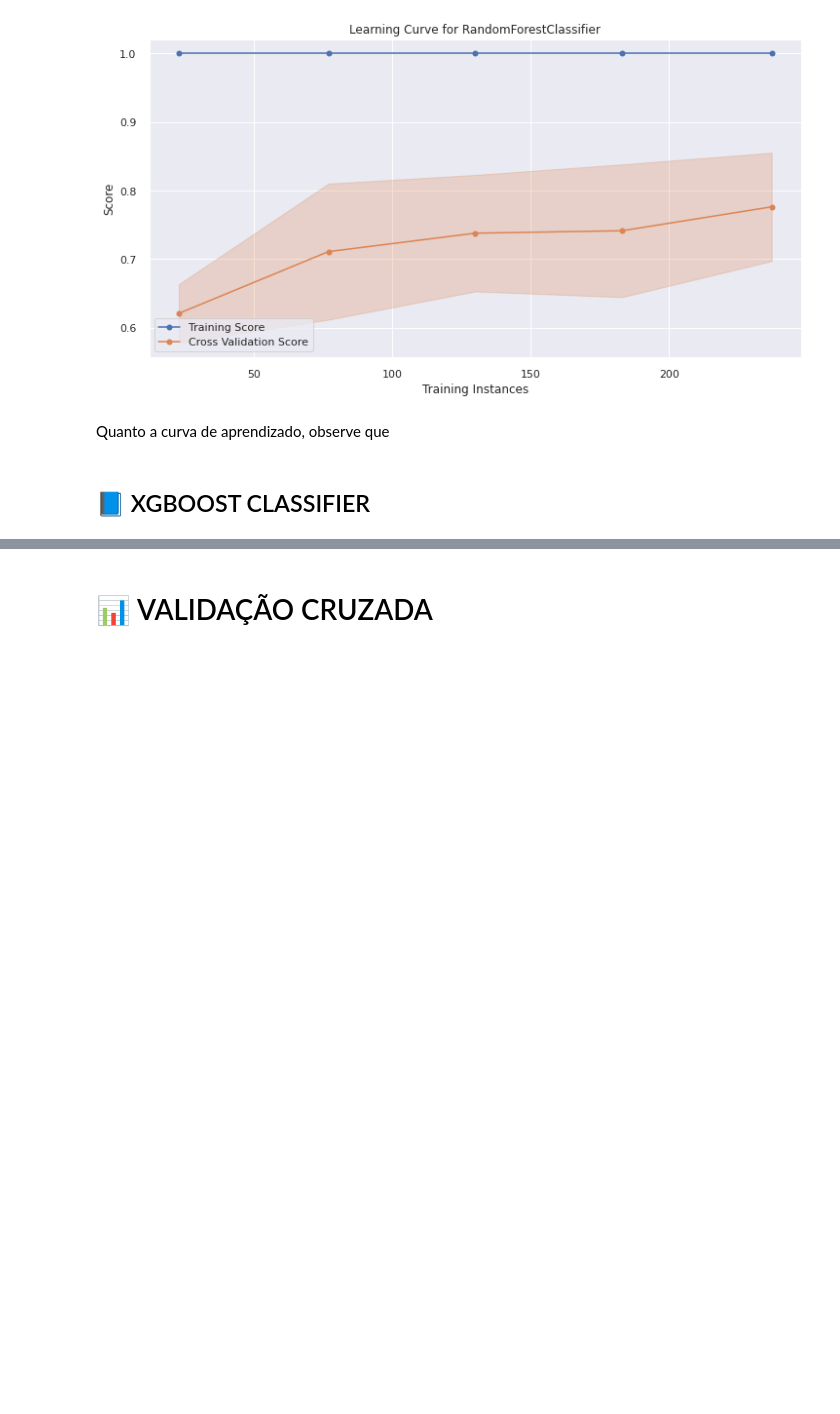
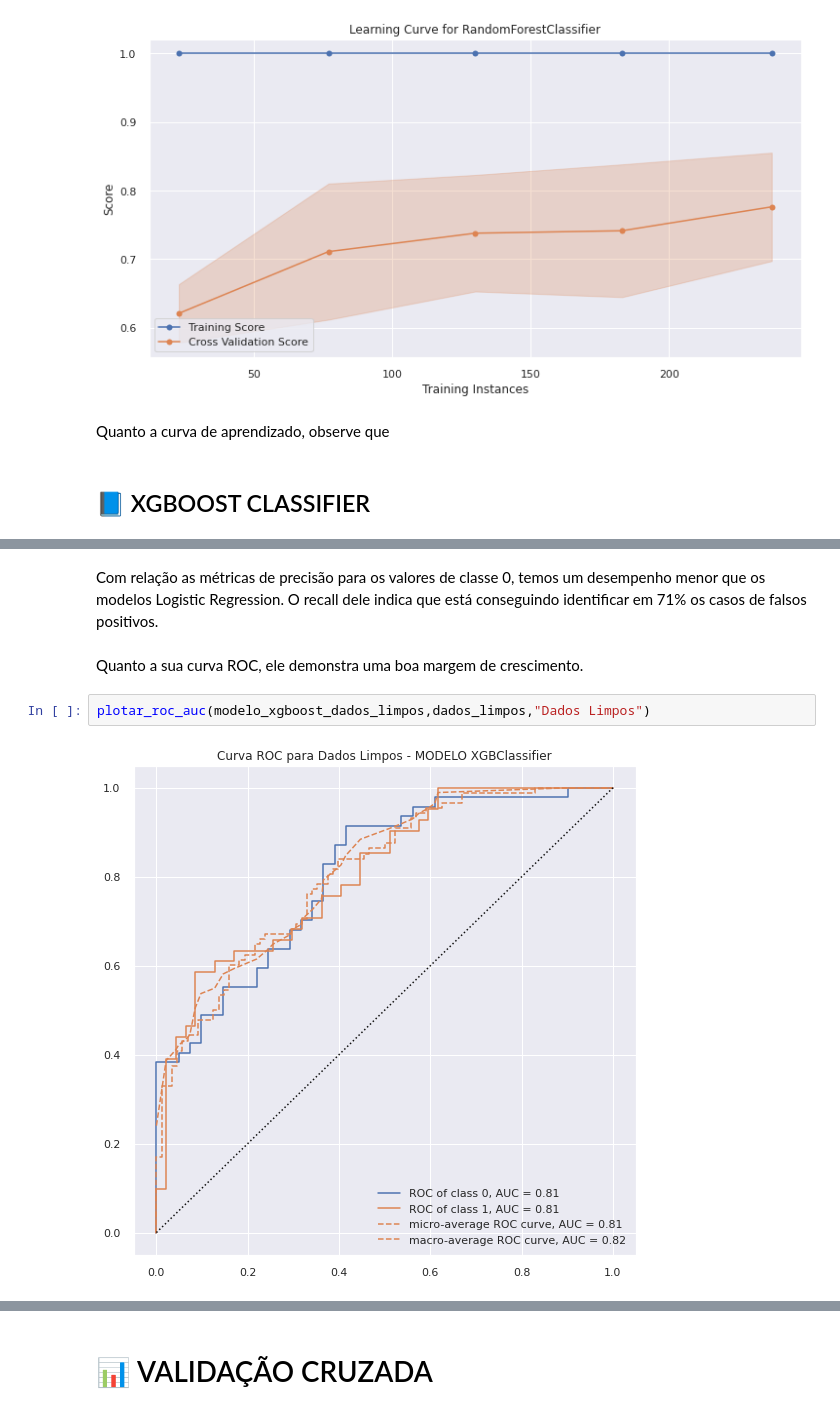
Before and after one commit to MatheusOrange211/Sirio_Libanes_ICU_Prediction, a Jupyter notebook: 2_Implementação_de_Modelos.ipynb, the cells around one changed output, grey strips where cells are left out. Drawn from its saved outputs; the diff is of its cells as text; blank space fills up the shorter version.

```diff
--- a/2_Implementação_de_Modelos.ipynb
+++ b/2_Implementação_de_Modelos.ipynb
@@ -1049,0 +1126,8 @@ Quanto a curva de aprendizado, observe que
+# %% [markdown]
+Com relação as métricas de precisão para os valores de classe 0, temos um desempenho menor que os modelos Logistic Regression. O recall dele indica que está conseguindo identificar em 71% os casos de falsos positivos.
+# %% [markdown]
+Quanto a sua curva ROC, ele demonstra uma boa margem de crescimento.
+# %%
+plotar_roc_auc(modelo_xgboost_dados_limpos,dados_limpos,"Dados Limpos")
+# %% [output]
+[figure, added]
```
Also changed, not shown: parts of 83 cells of this notebook.
